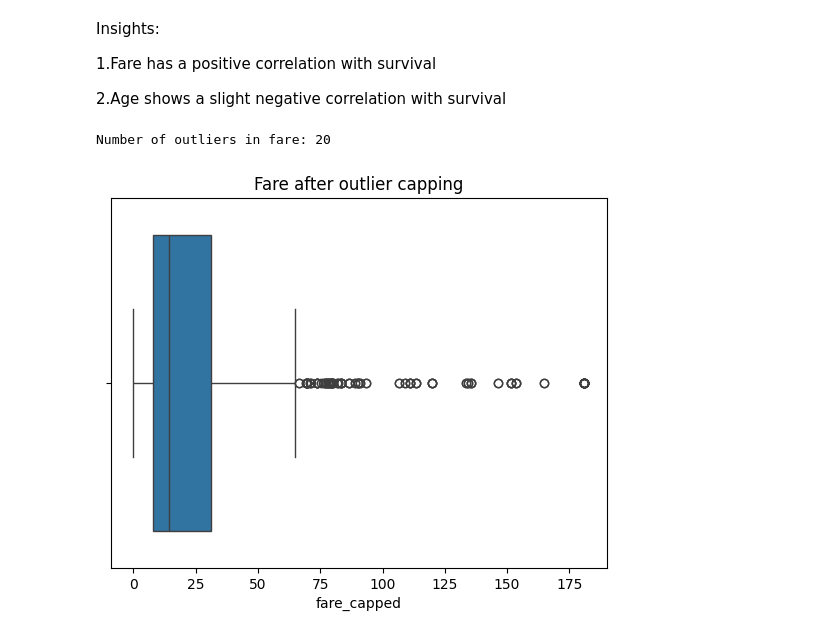
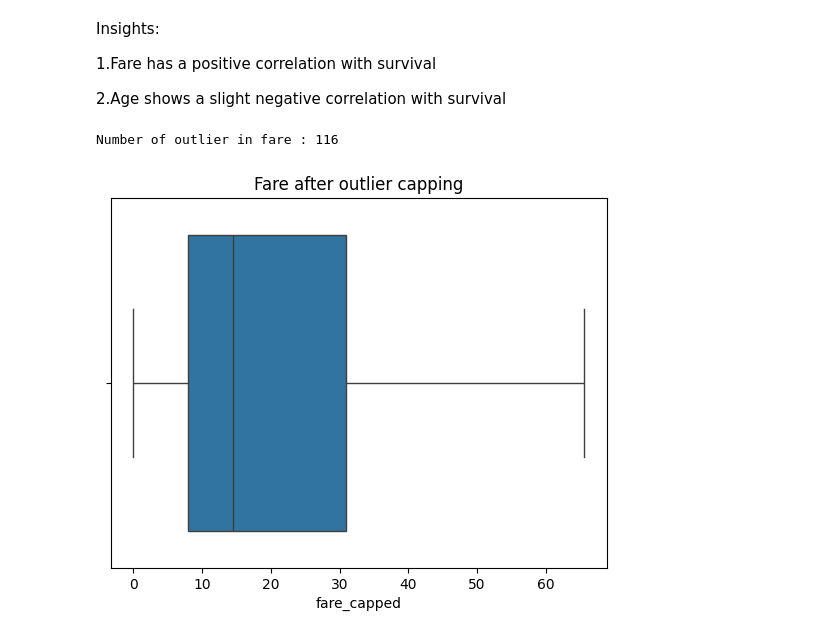
Before and after one commit to adhithyak07/data_analysis, a Jupyter notebook: EDA.ipynb, the cells around one changed output. Drawn from its saved outputs; the diff is of its cells as text; code cells hidden in the pictures.

```diff
--- a/EDA.ipynb
+++ b/EDA.ipynb
@@ -279,24 +247,25 @@ Insights:
 
 2.Age shows a slight negative correlation with survival
 # %%
-# outlier detection using IQR
-Q1 = df['fare'].quantile(0.25)
-Q3 = df['fare'].quantile(0.75)
+# outlier Detection using IQR
+Q1=df['fare'].quantile(0.25)
+Q3=df['fare'].quantile(0.75)
+IQR=Q3-Q1
 
-lower=Q1-1.5*100
-upper=Q3+1.5*100
+lower=Q1-1.5*IQR
+upper=Q3+1.5*IQR
 
-outliers=df[(df['fare']<lower)|(df['fare']>upper)]
-print("Number of outliers in fare:",len(outliers))
+outliers=df[(df['fare']<lower) | (df['fare']>upper)]
+print("Number of outlier in fare :",len(outliers))
 
 #outliers
 df['fare_capped']=df['fare'].clip(lower,upper)
 sns.boxplot(x=df['fare_capped'])
 plt.title("Fare after outlier capping")
 plt.show()
 # %% [output]
-Number of outliers in fare: 20
+Number of outlier in fare : 116
-[figure, old version]
+[figure, new version]
 # %%
 # Feature Engineering
 
```
Also changed, not shown: parts of 46 cells of this notebook, 11 other files.
